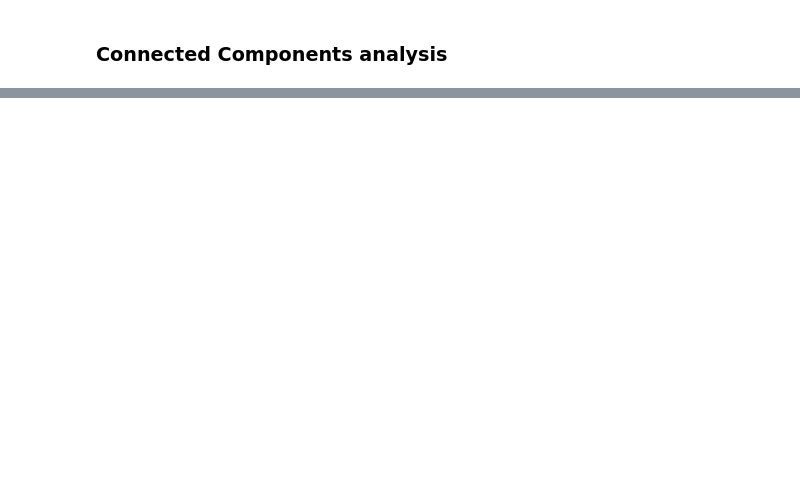
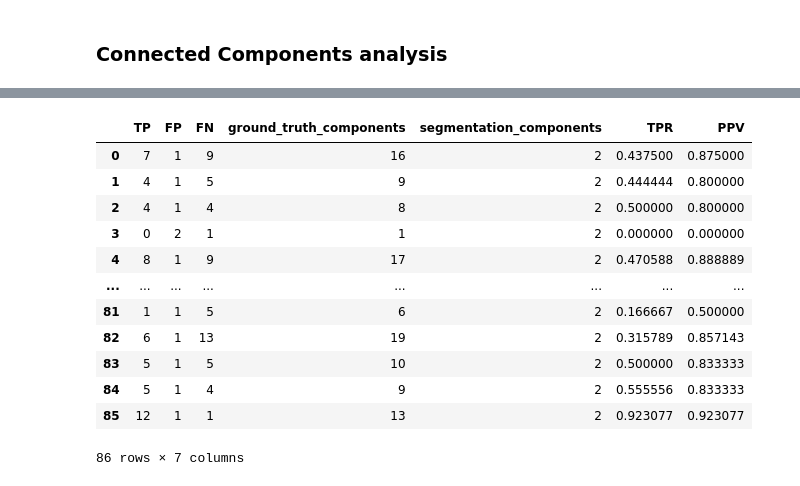
Before and after one commit to ahsanMah/braintypicality, a Jupyter notebook: notebooks/segmentation_eval.ipynb, the cells around one changed output, grey strips where cells are left out. Cells and saved outputs as stored; diff of their text form; code cells hidden in the pictures; blank space fills up the shorter version.

```diff
--- a/notebooks/segmentation_eval.ipynb
+++ b/notebooks/segmentation_eval.ipynb
@@ -543,2 +536,8 @@ Wall time: 51 ms
+# %%
+perf_dict = segmentation_metrics(ref_ccp, opened_seg_ccp)
+y_pred = torch.from_numpy(opened_seg_ccp > 0).float().unsqueeze(0)
+y_pred = torch.nn.functional.one_hot(y_pred.long(), 2).permute(0,4,1,2,3)
+hauss_ref_to_pred = compute_hausdorff_distance(y_ref, y_pred, include_background=False, directed=True, percentile=99)
+perf_dict["hausdorff"] = hauss_ref_to_pred.item()
 # %%
 metrics_df = pd.DataFrame(columns=["TP", "FP", "FN", "ground_truth_components", "segmentation_components"])
@@ -556,2 +547,20 @@ metrics_df
 # %%
 # FP = ref_ccp == 0 and number of comps that match
+# %%
+%%time
+for sample_idx, thresh in enumerate(seg_thresholds):
+    skull_mask = brain_mask_rims[sample_idx]
+    score = brain_masked_ood_scores[sample_idx]
+    best_thresh = seg_thresholds[sample_idx]
+    ref_mask = post_processing(pred_labels[sample_idx], skull_mask)
+
+    ref_ccp, ref_components = skimage.measure.label(ref_mask, background=0, return_num=True, connectivity=3)
+    best_seg_mask = post_processing(seg > best_thresh, skull_mask, dilate=True)
+
+    y_pred = torch.from_numpy(best_seg_mask).float().unsqueeze(0)
+    y_pred = torch.nn.functional.one_hot(y_pred.long(), 2).permute(0,4,1,2,3)
+    hauss_ref_to_pred = compute_hausdorff_distance(y_ref, y_pred, include_background=False, directed=True, percentile=99)
+
+    perf_dict = segmentation_metrics(ref_ccp, best_seg_mask)
+    perf_dict["hausdorff"] = hauss_ref_to_pred.item()
+    metrics_df.loc[sample_idx] = perf_dict
@@ -557,0 +570,18 @@ metrics_df
+# %%
+metrics_df["TPR"] = metrics_df.TP / metrics_df.ground_truth_components
+metrics_df["PPV"] = metrics_df.TP / (metrics_df.TP + metrics_df.FP)
+metrics_df
+# %% [output]
+|  | TP | FP | FN | ground_truth_components | segmentation_components | TPR | PPV |
+| 0 | 7 | 1 | 9 | 16 | 2 | 0.437500 | 0.875000 |
+| 1 | 4 | 1 | 5 | 9 | 2 | 0.444444 | 0.800000 |
+| 2 | 4 | 1 | 4 | 8 | 2 | 0.500000 | 0.800000 |
+| 3 | 0 | 2 | 1 | 1 | 2 | 0.000000 | 0.000000 |
+| 4 | 8 | 1 | 9 | 17 | 2 | 0.470588 | 0.888889 |
+| ... | ... | ... | ... | ... | ... | ... | ... |
+| 81 | 1 | 1 | 5 | 6 | 2 | 0.166667 | 0.500000 |
+| 82 | 6 | 1 | 13 | 19 | 2 | 0.315789 | 0.857143 |
+| 83 | 5 | 1 | 5 | 10 | 2 | 0.500000 | 0.833333 |
+| 84 | 5 | 1 | 4 | 9 | 2 | 0.555556 | 0.833333 |
+| 85 | 12 | 1 | 1 | 13 | 2 | 0.923077 | 0.923077 |
+86 rows × 7 columns
```
Also changed, not shown: parts of 29 cells of this notebook.
